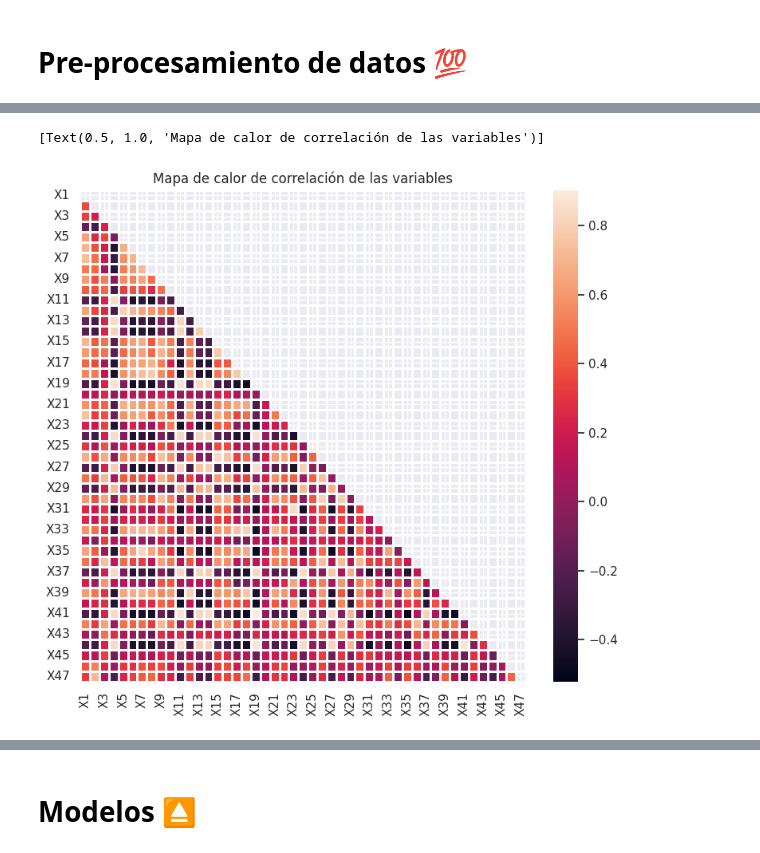
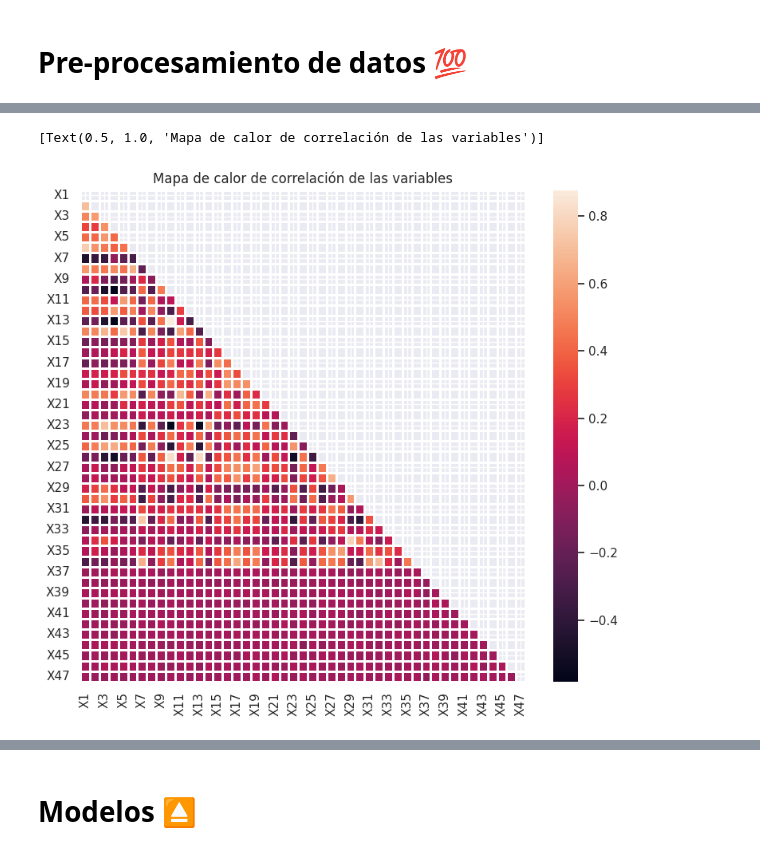
Before and after one commit to piero0090/Tesis-SeminarioII, a Jupyter notebook: Clustering_football_players.ipynb, the cells around one changed output, grey strips where cells are left out. Saved outputs shown, nothing was run; the diff lists cells and outputs as text; code cells hidden in the pictures.

```diff
--- a/Clustering_football_players.ipynb
+++ b/Clustering_football_players.ipynb
@@ -103,19 +92,5 @@ datosML = datos.drop(columns=datos.iloc[:,0:9])
 # %%
-#Renombrando columnas
-datosML.rename(columns={'Vis':'X1','Vel':'X2','Val':'X3','1v1':'X4','Lib':'X5',
-                        'Lej':'X6','Téc':'X7','Tal':'X8','Ser':'X9','Sq L':'X10',
-                        'Pue':'X11','Cór':'X12','Saq':'X13','SAL':'X14',
-                        'Sac':'X15','Res':'X16','Rem':'X17','Reg':'X18','Ref':'X19',
-                        'Fís':'X20','Pen':'X21','Pas':'X22','Mar':'X23','Mdo':'X24',
-                        'Lid':'X25','JEq':'X26','Puñ':'X27','Fue':'X28','Exc':'X29',
-                        'Equ':'X30','Ent':'X31','Det':'X32','Dmq':'X33','Dec':'X34',
-                        'Ctr':'X35','Cnc':'X36','Com':'X37','Col':'X38','Cen':'X39',
-                        'Cab':'X40','Blo':'X41','Ant':'X42','Sal2':'X43','Aér':'X44',
-                        'Agr':'X45','Agi':'X46','Ace':'X47'},inplace=True)
+datosML = datosML.set_axis(['X1','X2','X3','X4','X5','X6','X7','X8','X9','X10','X11','X12','X13','X14','X15',
+                            'X16','X17','X18','X19','X20','X21','X22','X23','X24','X25','X26','X27','X28','X29','X30',
+                            'X31','X32','X33','X34','X35','X36','X37','X38','X39','X40','X41','X42','X43','X44','X45',
+                            'X46','X47'], axis=1)
-# %%
-datosInf = datos.iloc[:,0:9]
-datos_ordenados = datosInf['División'].value_counts(ascending=False).index
-sns.set(rc={'figure.figsize':(8,7)})
-ax = sns.countplot(x=datosInf['División'], order=datos_ordenados, color="#FD625E")
-ax.set_title('Cantidad de jugadores obtenidos por cada liga', fontsize=15)
-ax.bar_label(ax.containers[0])
@@ -132,8 +122,11 @@ ax.bar_label(ax.containers[0])
+# %%
+#Obtener una muestra de los datos, pues los registros son de aproximadamente 8000
+dataSample = datosML.sample(n = 2000, random_state = 1)
 # %%
 # Entrenamiento modelo PCA con escalado de los datos
 # ==============================================================================
 pca_pipe = make_pipeline(StandardScaler(), PCA())
-pca_pipe.fit(datosML)
+pca_pipe.fit(dataSample)
 # Se extrae el modelo entrenado del pipeline
 modelo_pca = pca_pipe.named_steps['pca']
 # %%
@@ -287,14 +277,14 @@ Porcentaje de varianza explicada acumulada
 # %%
 #Matriz de correlación de las variables (verificar que haya correlacion
 #entre variables para aplicar PCA)
-correlation= datosML.corr()
+correlation= dataSample.corr()
 matrix = np.triu(correlation)
 sns.set(rc={'figure.figsize':(9,8)})
 sns.heatmap(correlation, mask=matrix, linewidths=1,
             linecolor='white').set(title='Mapa de calor de correlación de las variables')
 # %% [output]
 [Text(0.5, 1.0, 'Mapa de calor de correlación de las variables')]
-[figure, old version]
+[figure, new version]
 # %%
 #Estandarización de datos
 scaler = StandardScaler()
```
Also changed, not shown: parts of 77 cells of this notebook.
